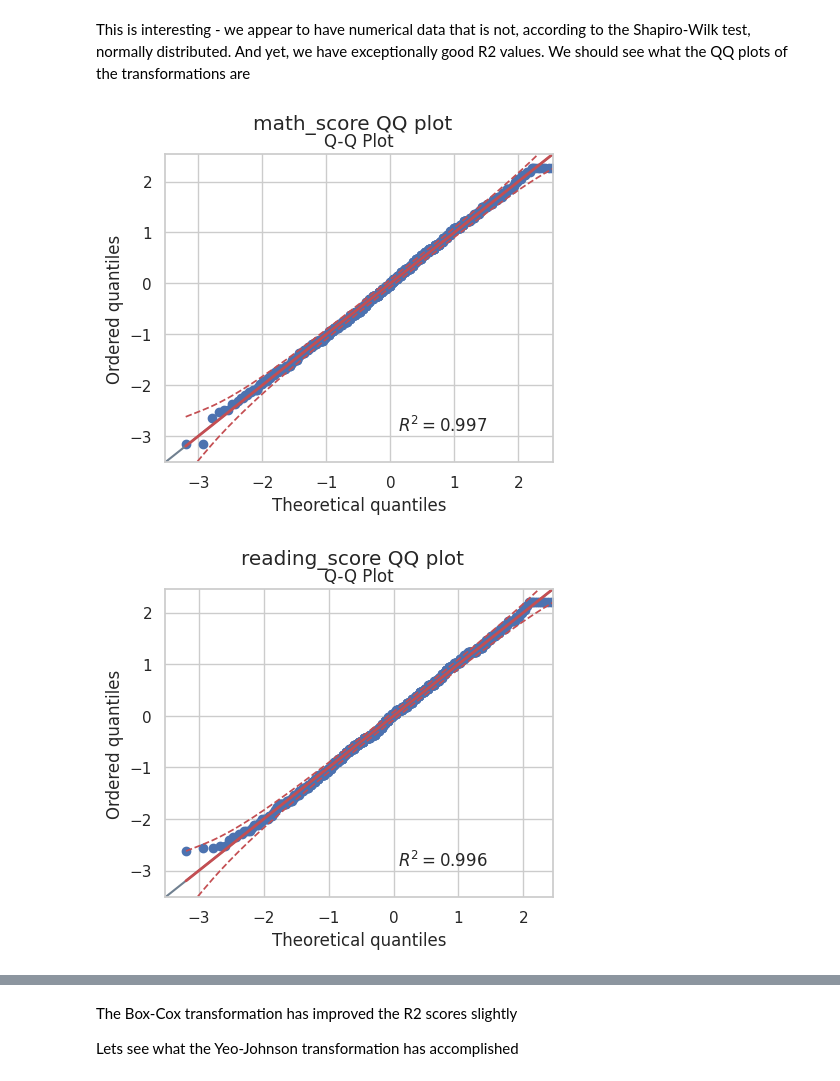
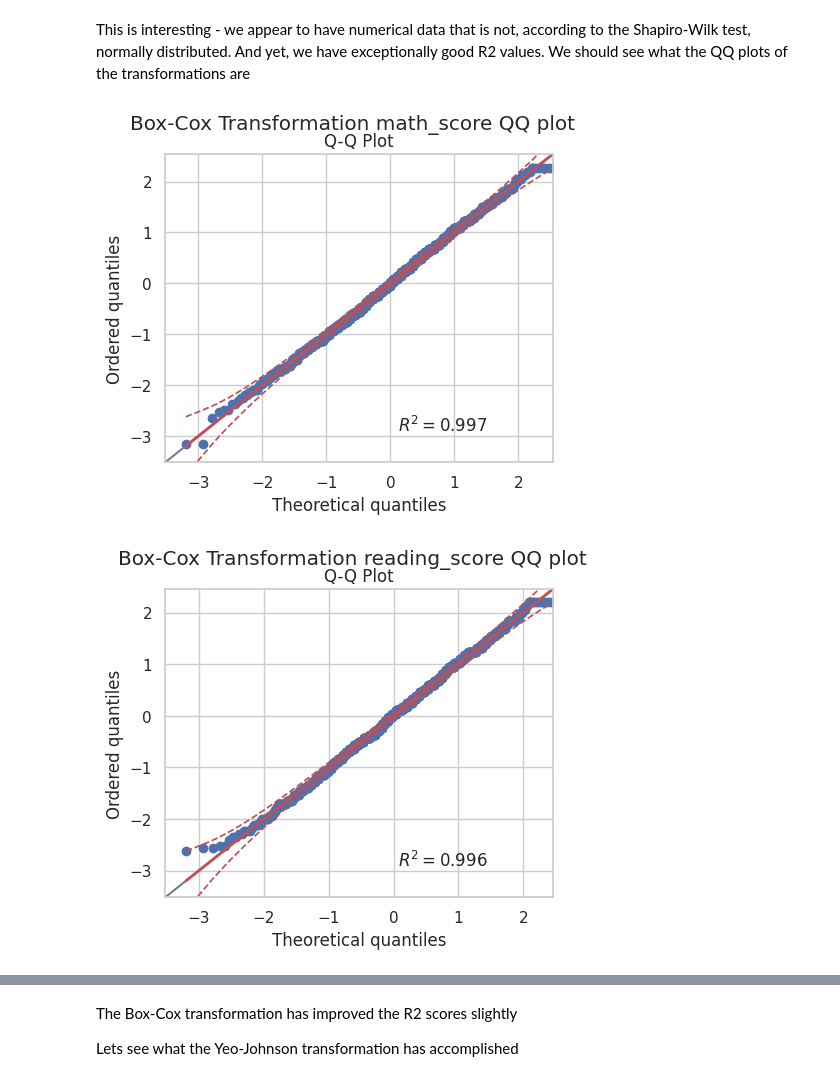
Before and after one commit to AdamBoley/Exam-Scores-Analysis, a Jupyter notebook: jupyter_notebooks/02-data-analysis-1.ipynb, the cells around one changed output, grey strips where cells are left out. Drawn from its saved outputs; the diff is of its cells as text; code cells hidden in the pictures.

```diff
--- a/jupyter_notebooks/02-data-analysis-1.ipynb
+++ b/jupyter_notebooks/02-data-analysis-1.ipynb
@@ -205,8 +215,8 @@ This is interesting - we appear to have numerical data that is not, according to
 # %%
 for column in df_box_cox.columns[5:9]:
     pg.qqplot(df_box_cox[column], dist='norm')
-    plt.suptitle(f'{column} QQ plot')
+    plt.suptitle(f'Box-Cox Transformation {column} QQ plot')
     plt.show()
 # %% [output]
-[figure, old version]
+[figure, new version]
-[figure, old version]
+[figure, new version]
```
Also changed, not shown: parts of 39 cells of this notebook, 3 other files.
